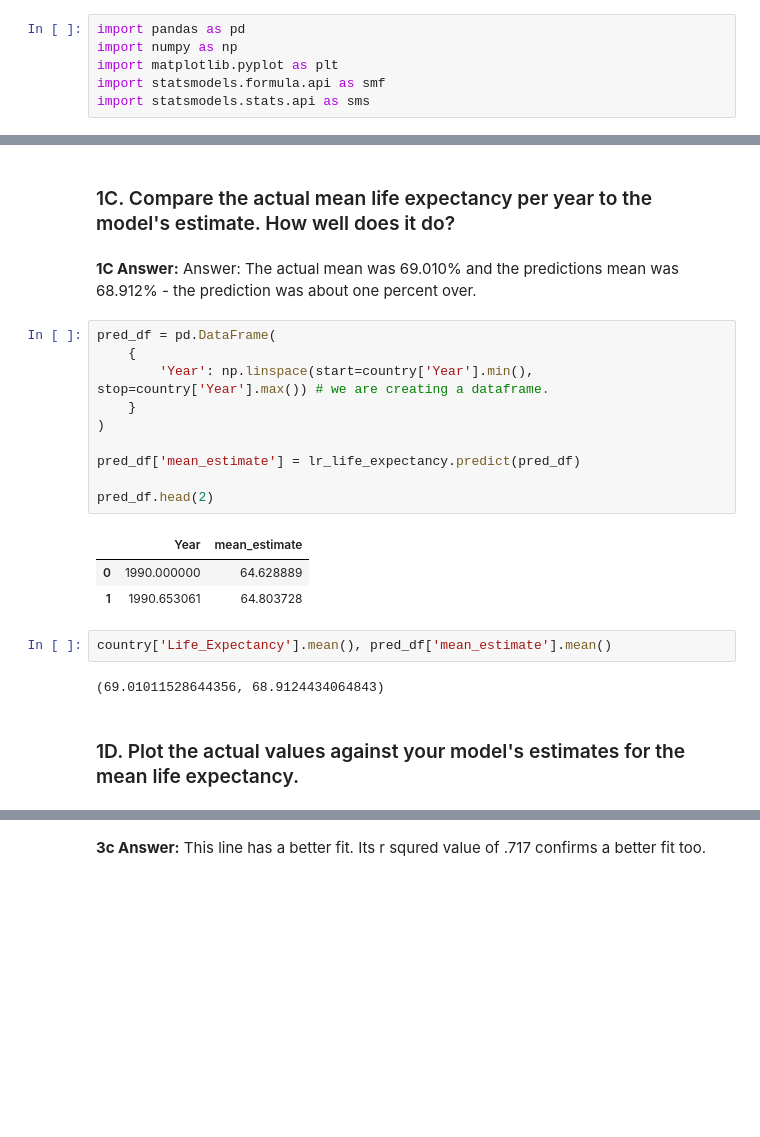
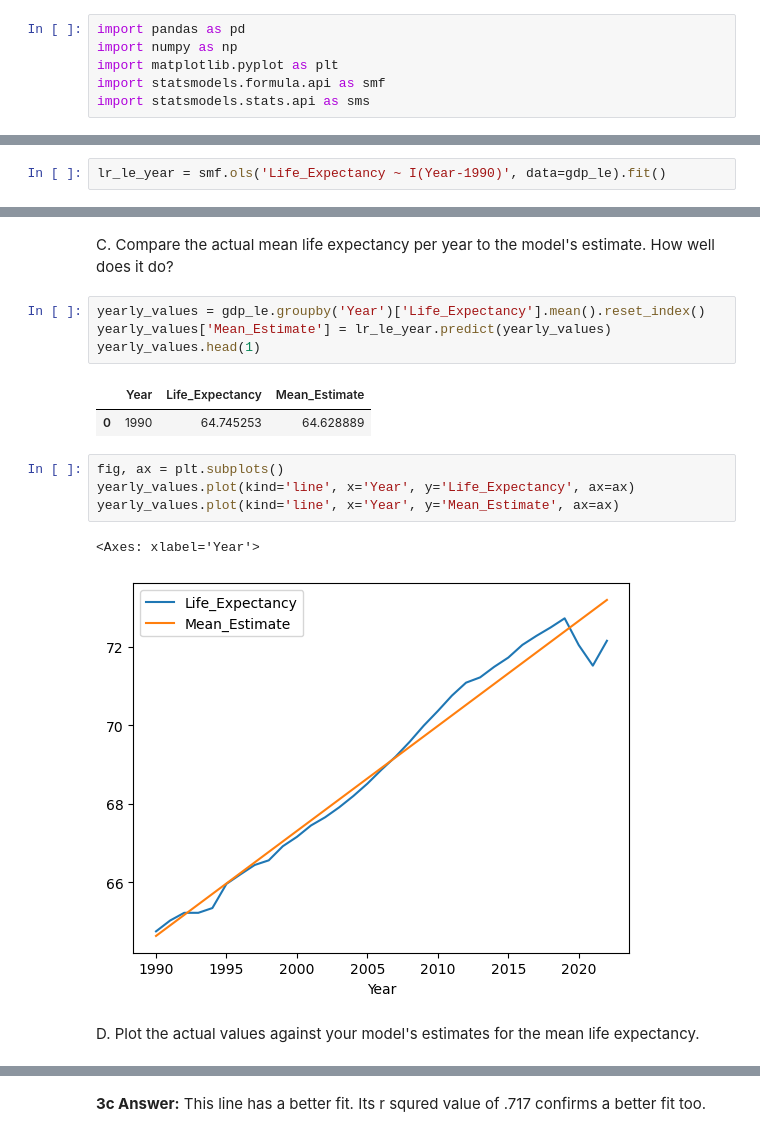
Before and after one commit to nss-data-science-cohort-8/un-linear-regression-BillyBrothers, a Jupyter notebook: notebooks/un_linear_regression.ipynb, the cells around one changed output, grey strips where cells are left out. Cells and saved outputs as stored; diff of their text form; blank space fills up the shorter version.

```diff
--- a/notebooks/un_linear_regression.ipynb
+++ b/notebooks/un_linear_regression.ipynb
@@ -39,0 +32,2 @@ dtype: float64
+# %%
+lr_le_year = smf.ols('Life_Expectancy ~ I(Year-1990)', data=gdp_le).fit()
@@ -108,26 +78,20 @@ Notes:
 # %% [markdown]
-### 1C. Compare the actual mean life expectancy per year to the model's estimate. How well does it do?
+C. Compare the actual mean life expectancy per year to the model's estimate. How well does it do?
-# %% [markdown]
-**1C Answer:**  Answer: The actual mean was 69.010% and the predictions mean was 68.912% - the prediction was about one percent over.
-# %%
-pred_df = pd.DataFrame(
-    {
-        'Year': np.linspace(start=country['Year'].min(), stop=country['Year'].max()) # we are creating a dataframe.
-    }
-)
-
-pred_df['mean_estimate'] = lr_life_expectancy.predict(pred_df)
-
-pred_df.head(2)
-# %% [output]
-|  | Year | mean_estimate |
-| 0 | 1990.000000 | 64.628889 |
-| 1 | 1990.653061 | 64.803728 |
-# %%
-country['Life_Expectancy'].mean(), pred_df['mean_estimate'].mean()
-# %% [output]
-(69.01011528644356, 68.9124434064843)
+# %%
+yearly_values = gdp_le.groupby('Year')['Life_Expectancy'].mean().reset_index()
+yearly_values['Mean_Estimate'] = lr_le_year.predict(yearly_values)
+yearly_values.head(1)
+# %% [output]
+|  | Year | Life_Expectancy | Mean_Estimate |
+| 0 | 1990 | 64.745253 | 64.628889 |
+# %%
+fig, ax = plt.subplots()
+yearly_values.plot(kind='line', x='Year', y='Life_Expectancy', ax=ax)
+yearly_values.plot(kind='line', x='Year', y='Mean_Estimate', ax=ax)
+# %% [output]
+<Axes: xlabel='Year'>
+[figure, added]
 # %% [markdown]
-### 1D. Plot the actual values against your model's estimates for the mean life expectancy.
+D. Plot the actual values against your model's estimates for the mean life expectancy.
 # %%
 fig, ax = plt.subplots()
```
Also changed, not shown: parts of 96 cells of this notebook.
